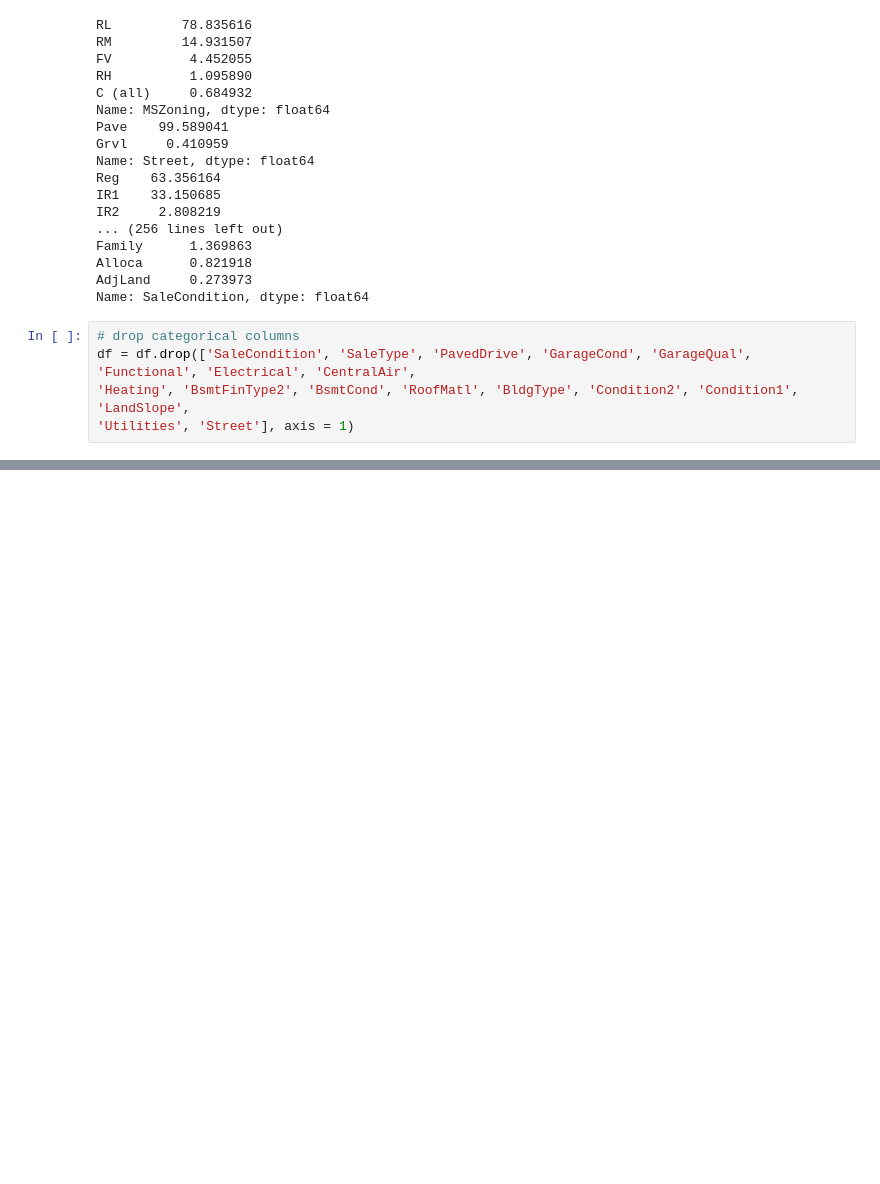
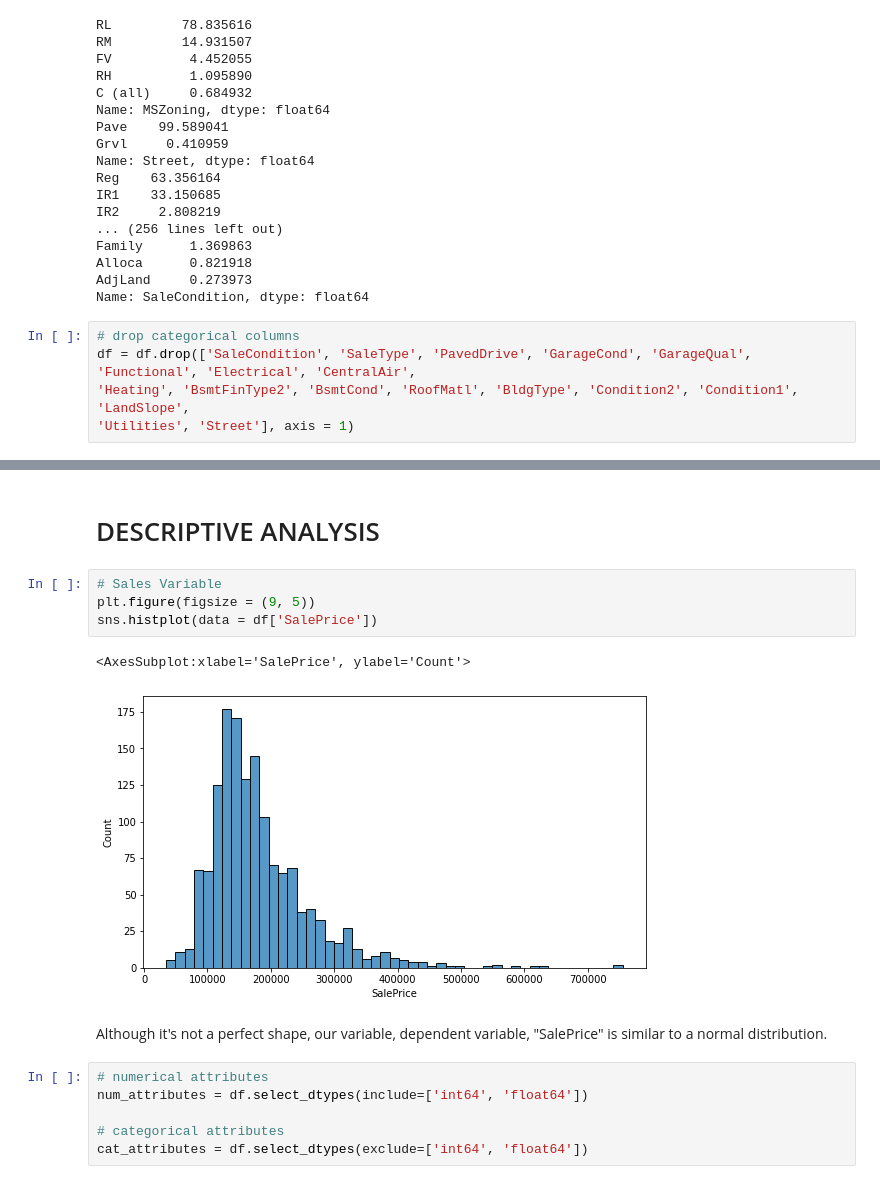
Before and after one commit to daianeklein/House-Prices-advRegressionTechniques, a Jupyter notebook: Adv-House-Prediction.ipynb, the cells around one changed output, grey strips where cells are left out. Drawn from its saved outputs; the diff is of its cells as text; blank space fills up the shorter version.

```diff
--- a/Adv-House-Prediction.ipynb
+++ b/Adv-House-Prediction.ipynb
@@ -281,0 +272,17 @@ for d in aux:
+# %% [markdown]
+# DESCRIPTIVE ANALYSIS
+# %%
+# Sales Variable
+plt.figure(figsize = (9, 5))
+sns.histplot(data = df['SalePrice'])
+# %% [output]
+<AxesSubplot:xlabel='SalePrice', ylabel='Count'>
+[figure, added]
+# %% [markdown]
+Although it's not a perfect shape, our variable, dependent variable, "SalePrice" is similar to a normal distribution.
+# %%
+# numerical attributes
+num_attributes = df.select_dtypes(include=['int64', 'float64'])
+
+# categorical attributes
+cat_attributes = df.select_dtypes(exclude=['int64', 'float64'])
```
Also changed, not shown: parts of 32 cells of this notebook.
